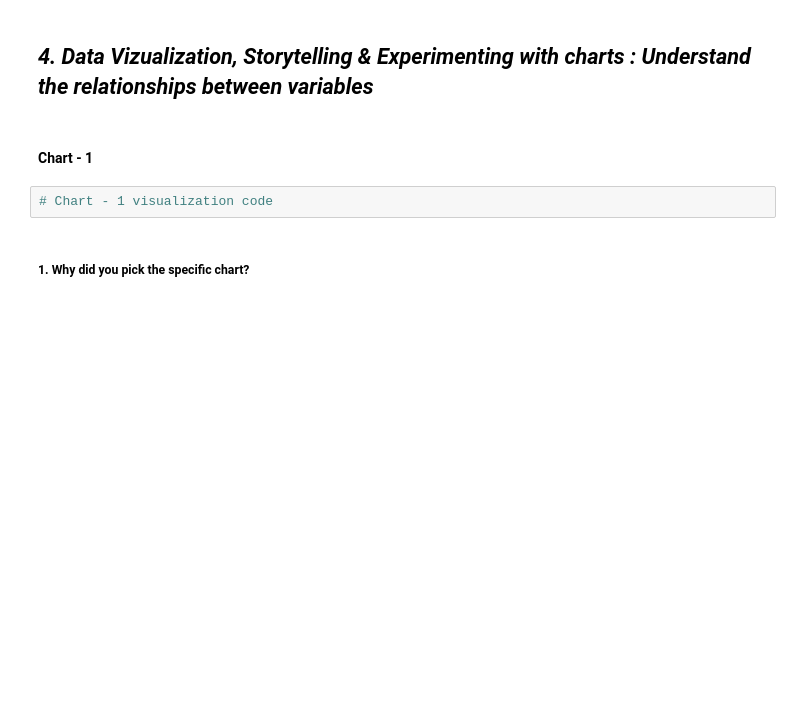
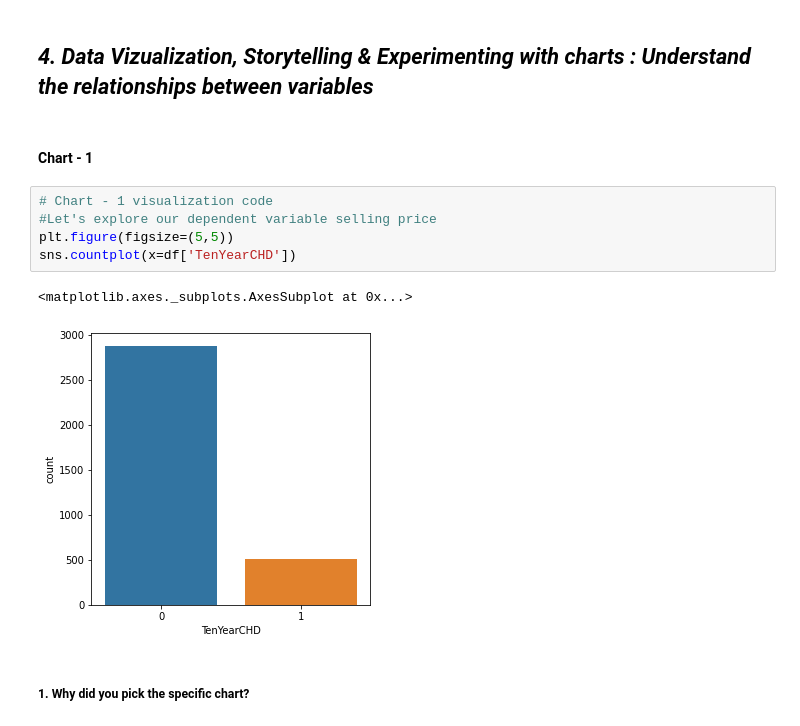
Before and after one commit to Mihirgupta2001/Classification-Capstone-Project, a Jupyter notebook: Classification_Capstone_Project.ipynb, the cells around one changed output. Saved outputs shown, nothing was run; the diff lists cells and outputs as text; blank space fills up the shorter version.

```diff
--- a/Classification_Capstone_Project.ipynb
+++ b/Classification_Capstone_Project.ipynb
@@ -367,8 +367,14 @@ Answer Here.
 ## ***4. Data Vizualization, Storytelling & Experimenting with charts : Understand the relationships between variables***
 # %% [markdown]
 #### Chart - 1
-# %%
-# Chart - 1 visualization code
+# %%
+# Chart - 1 visualization code
+#Let's explore our dependent variable selling price
+plt.figure(figsize=(5,5))
+sns.countplot(x=df['TenYearCHD'])
+# %% [output]
+<matplotlib.axes._subplots.AxesSubplot at 0x...>
+[figure, added]
 # %% [markdown]
 ##### 1. Why did you pick the specific chart?
 # %% [markdown]
```
Also changed, not shown: parts of 12 cells of this notebook.
